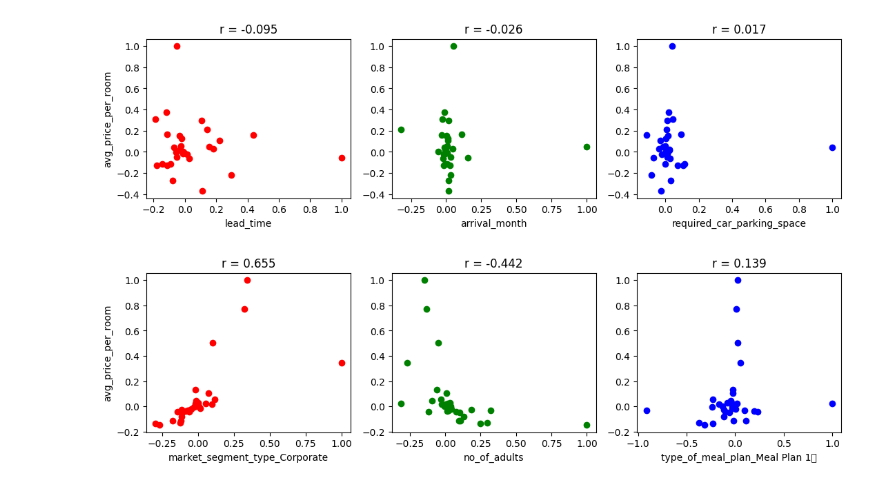
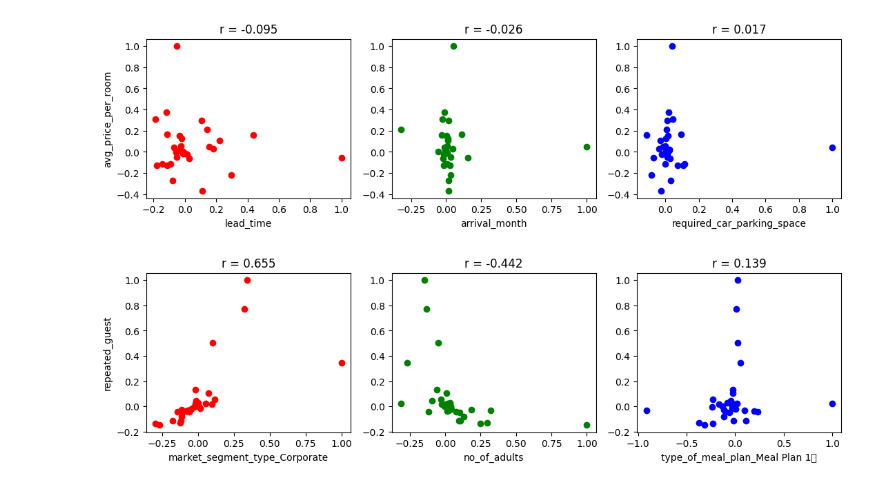
Before and after one commit to sirawitcpe34/CPE452-Hotel-Reservation, a Jupyter notebook: Hotel-Predict-Correlation.ipynb, the cells around one changed output. Drawn from its saved outputs; the diff is of its cells as text; code cells hidden in the pictures.

```diff
--- a/Hotel-Predict-Correlation.ipynb
+++ b/Hotel-Predict-Correlation.ipynb
@@ -387,20 +387,20 @@ corr_Room_Type_1 = df_correlation.corr().loc['repeated_guest','room_type_reserve
 # %%
 fig, ax = plt.subplots(nrows=1, ncols=3, figsize=(13, 3))
 
 ax[0].scatter(df_correlation['market_segment_type_Corporate'], df_correlation['repeated_guest'], color = 'r')
 ax[0].set_xlabel('market_segment_type_Corporate')
-ax[0].set_ylabel('avg_price_per_room')
+ax[0].set_ylabel('repeated_guest')
 ax[0].set_title('r = ' + str(round(corr_market_segment_type_Corporate, 3)))
 
 ax[1].scatter(df_correlation['no_of_adults'], df_correlation['repeated_guest'], color = 'g')
 ax[1].set_xlabel('no_of_adults')
 ax[1].set_title('r = ' + str(round(corr_no_of_adults, 3)))
 
 ax[2].scatter(df_correlation['room_type_reserved_Room_Type 1'], df_correlation['repeated_guest'], color = 'b')
 ax[2].set_xlabel('type_of_meal_plan_Meal Plan 1	')
 ax[2].set_title('r = ' + str(round(corr_Room_Type_1, 3)))
 
 
 plt.show()
 # %% [output]
-[figure, old version]
+[figure, new version]
```
